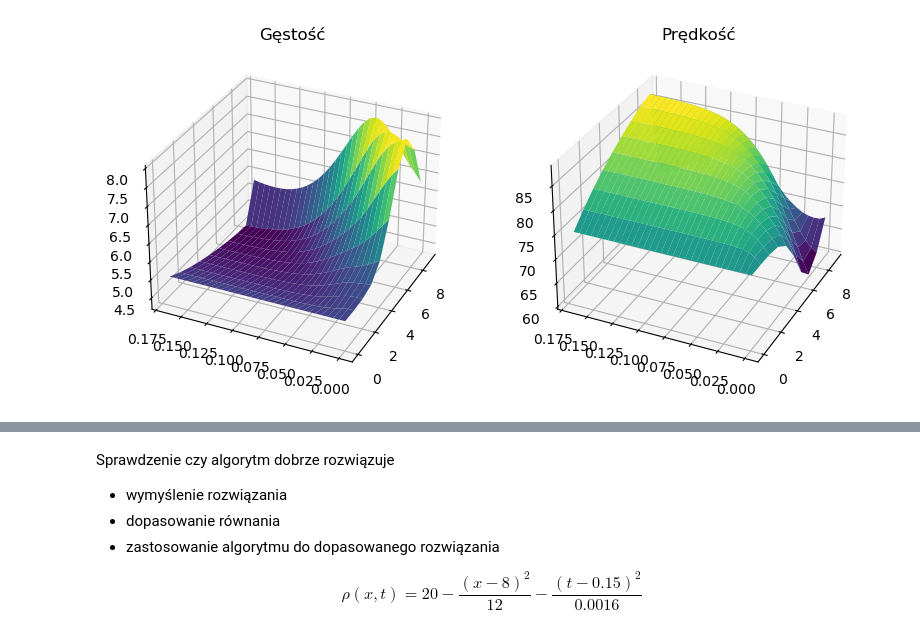
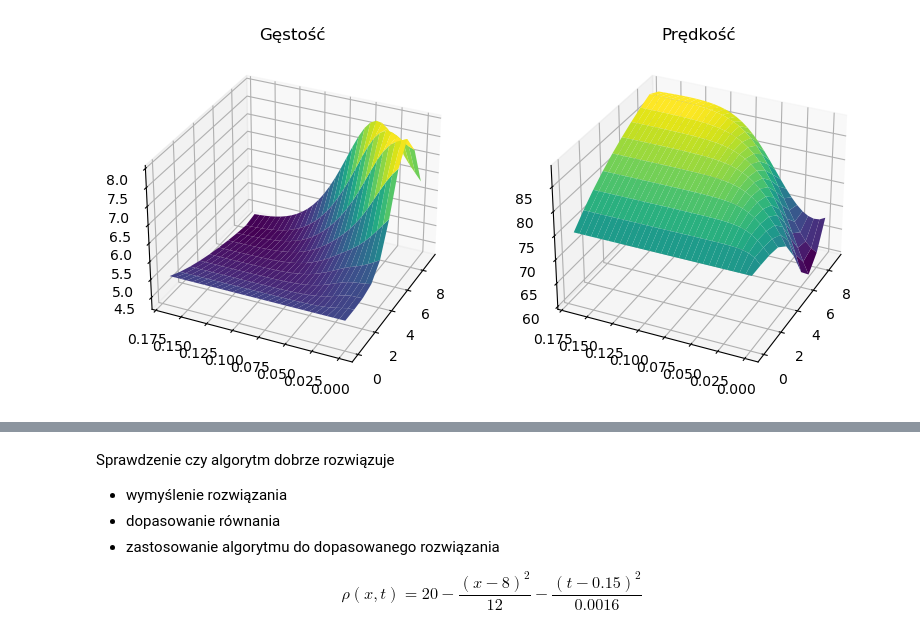
Before and after one commit to izalu24/Praca-licencjacka, a Jupyter notebook: rozwiazania.ipynb, the cells around one changed output, grey strips where cells are left out. Drawn from its saved outputs; the diff is of its cells as text; code cells hidden in the pictures.

```diff
--- a/rozwiazania.ipynb
+++ b/rozwiazania.ipynb
@@ -11,12 +11,10 @@ h = 1 # w kilometrach
 rho_max = 20
 v_max = 100
 tau = 0.1
-chi = 10
+chi = 120
 c0 = 350
 l = 3
 m = 1.8
-rho = np.zeros((N+1, T+1))
-v = np.zeros((N+1, T+1))
 # %%
 space = np.linspace(0, h*N, N+1)
 time = np.linspace(0, k*T, T+1)
@@ -25,9 +23,11 @@ time = np.linspace(0, k*T, T+1)
 init_rho = np.round(5 + 3*np.exp((-(space - 7)**2)/5), 2)
 init_v = v_max*(1 - init_rho/rho_max)
 # boundary
-boud_rho = np.ones(T+1)*init_rho[0]
-bound_v = np.ones(T+1)*init_v[0]
+bound_rho_1 = np.ones(T+1)*init_rho[0]
+bound_v_1 = np.ones(T+1)*init_v[0]
+bound_rho_2 = np.ones(T+1)*init_rho[N]
+bound_v_2 = np.ones(T+1)*init_v[N]
 # %%
-r, v, c = FTBS((init_rho, init_v), (boud_rho, bound_v), k, h, rho_max, v_max, tau, chi, c0, l, m)
+r, v, c = FTBS((init_rho, init_v), (bound_rho_1, bound_v_1), k, h, rho_max, v_max, tau, chi, c0, l, m)
 # %% [output]
-[figure, old version]
+[figure, new version]
```
Also changed, not shown: parts of 12 cells of this notebook, 1 other file.
